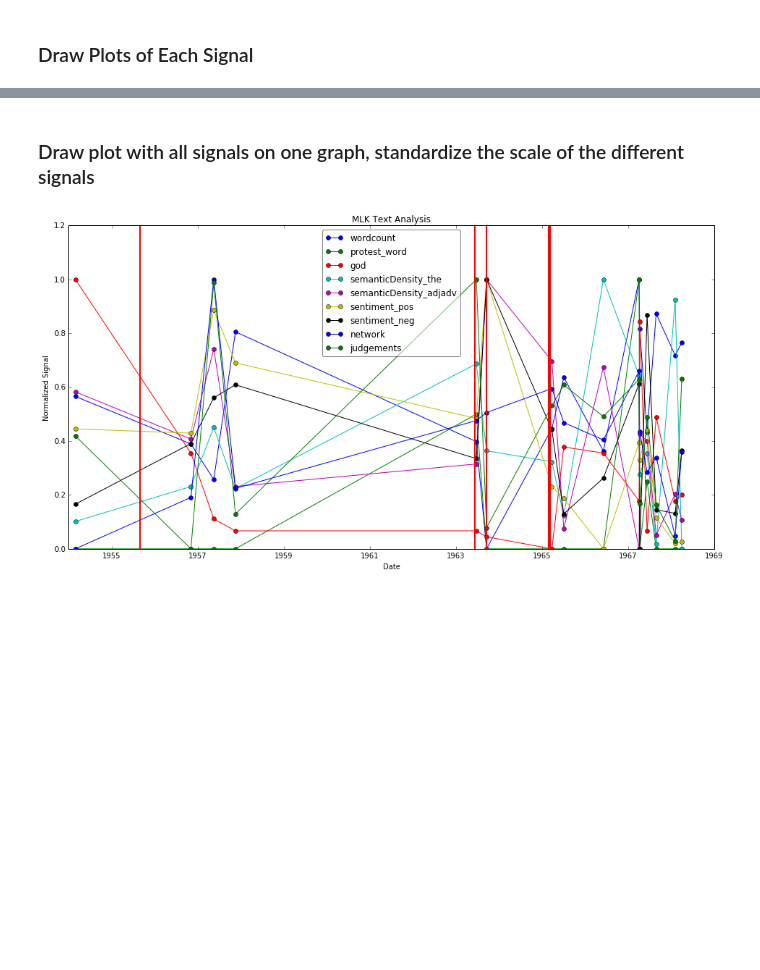
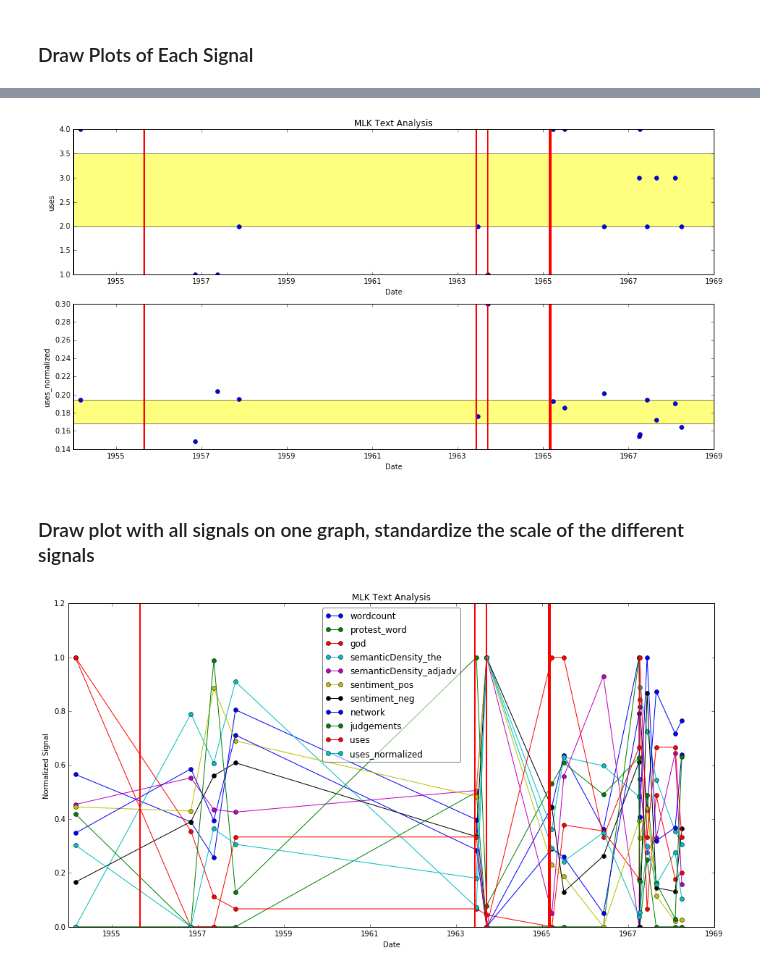
Before and after one commit to nmvenuti/DSI_Religion, a Jupyter notebook: protest_temporalAnalysis/temporal_viz.ipynb, the cells around one changed output, grey strips where cells are left out. Saved outputs shown, nothing was run; the diff lists cells and outputs as text; code cells hidden in the pictures; blank space fills up the shorter version.

```diff
--- a/protest_temporalAnalysis/temporal_viz.ipynb
+++ b/protest_temporalAnalysis/temporal_viz.ipynb
@@ -434,0 +548,4 @@ drawSignalPlots(fileData,plotstart,plotend,plotfilename,d.Date,saveplot)
+# %%
+# Std parameters for each group defined at the top of the file
+drawSignalPlots(fileData,['uses','uses_normalized'],plotstart,plotend,group+'_temporal_uses.pdf',d.Date,True)
+# %% [output]
@@ -435,3 +553,4 @@ drawSignalPlots(fileData,plotstart,plotend,plotfilename,d.Date,saveplot)
+[figure, added]
 # %% [markdown]
 ### Draw plot with all signals on one graph, standardize the scale of the different signals
 # %%
@@ -472,6 +591,6 @@ def drawStdSignalPlots(fileData, signals, start_date, end_date, filename, events
 
     # return fd_normalized
 # %%
-drawStdSignalPlots(fileData,fileData.columns,plotstart,plotend,'std_all_MLK.pdf',d.Date,True)
+drawStdSignalPlots(fileData,fileData.columns,plotstart,plotend,group+'_std_all.pdf',d.Date,True)
 # %% [output]
-[figure, old version]
+[figure, new version]
```
Also changed, not shown: parts of 17 cells of this notebook.
